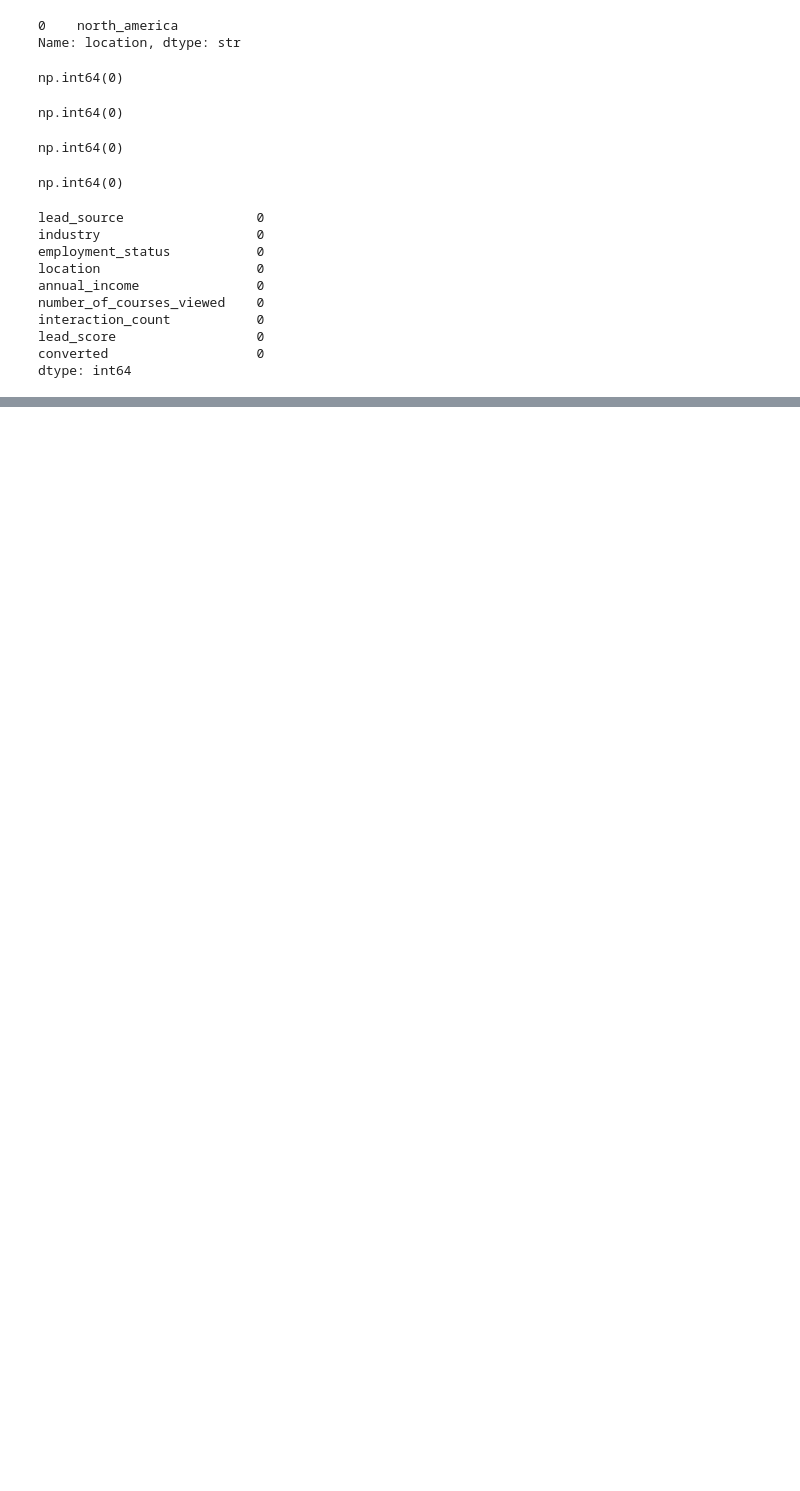
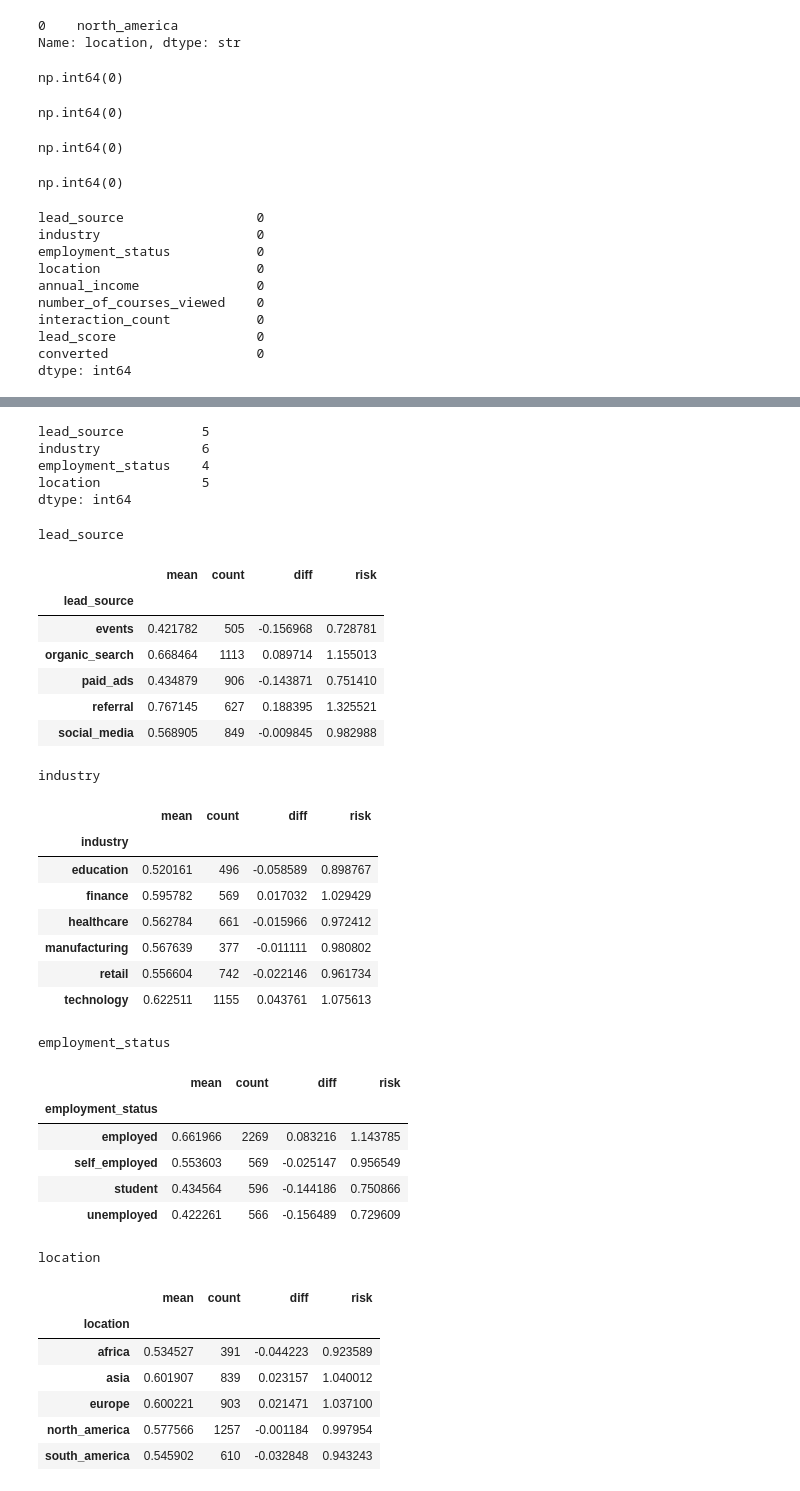
Before and after one commit to mohammed-gh99/machine-learning-zoomcamp-Homework, a Jupyter notebook: Ch_3/Lead_Scoring.ipynb, the cells around one changed output, grey strips where cells are left out. Cells and saved outputs as stored; diff of their text form; code cells hidden in the pictures; blank space fills up the shorter version.

```diff
--- a/Ch_3/Lead_Scoring.ipynb
+++ b/Ch_3/Lead_Scoring.ipynb
@@ -333,0 +336,2 @@ dtype: int64
+# %%
+df_full_train , df_test = train_test_split(df , test_size = 0.2 , random_state = 1)
@@ -333,0 +360,2 @@ dtype: int64
+# %%
+df_full_train=df_full_train.reset_index(drop=True)
@@ -333,0 +389,3 @@ dtype: int64
+# %%
+global_converted_rate = df_full_train.converted.mean()
+round(global_converted_rate,2)
@@ -333,0 +409,59 @@ dtype: int64
+# %%
+categorical = [
+    'lead_source' ,
+    'industry' ,
+    'employment_status' ,
+    'location',
+]
+# %%
+df_full_train[categorical].nunique()
+# %% [output]
+lead_source          5
+industry             6
+employment_status    4
+location             5
+dtype: int64
+# %%
+from IPython.display import display
+
+for c in categorical:
+    print(c)
+    df_group = df_full_train.groupby(c).converted.agg(['mean','count'])
+    df_group['diff'] = df_group['mean'] - global_converted_rate
+    df_group['risk'] = df_group['mean'] / global_converted_rate
+    display(df_group)
+    print()
+    print()
+# %% [output]
+lead_source
+|  | mean | count | diff | risk |
+| lead_source |  |  |  |  |
+| events | 0.421782 | 505 | -0.156968 | 0.728781 |
+| organic_search | 0.668464 | 1113 | 0.089714 | 1.155013 |
+| paid_ads | 0.434879 | 906 | -0.143871 | 0.751410 |
+| referral | 0.767145 | 627 | 0.188395 | 1.325521 |
+| social_media | 0.568905 | 849 | -0.009845 | 0.982988 |
+industry
+|  | mean | count | diff | risk |
+| industry |  |  |  |  |
+| education | 0.520161 | 496 | -0.058589 | 0.898767 |
+| finance | 0.595782 | 569 | 0.017032 | 1.029429 |
+| healthcare | 0.562784 | 661 | -0.015966 | 0.972412 |
+| manufacturing | 0.567639 | 377 | -0.011111 | 0.980802 |
+| retail | 0.556604 | 742 | -0.022146 | 0.961734 |
+| technology | 0.622511 | 1155 | 0.043761 | 1.075613 |
+employment_status
+|  | mean | count | diff | risk |
+| employment_status |  |  |  |  |
+| employed | 0.661966 | 2269 | 0.083216 | 1.143785 |
+| self_employed | 0.553603 | 569 | -0.025147 | 0.956549 |
+| student | 0.434564 | 596 | -0.144186 | 0.750866 |
+| unemployed | 0.422261 | 566 | -0.156489 | 0.729609 |
+location
+|  | mean | count | diff | risk |
+| location |  |  |  |  |
+| africa | 0.534527 | 391 | -0.044223 | 0.923589 |
+| asia | 0.601907 | 839 | 0.023157 | 1.040012 |
+| europe | 0.600221 | 903 | 0.021471 | 1.037100 |
+| north_america | 0.577566 | 1257 | -0.001184 | 0.997954 |
+| south_america | 0.545902 | 610 | -0.032848 | 0.943243 |
```
Also changed, not shown: parts of 77 cells of this notebook.
